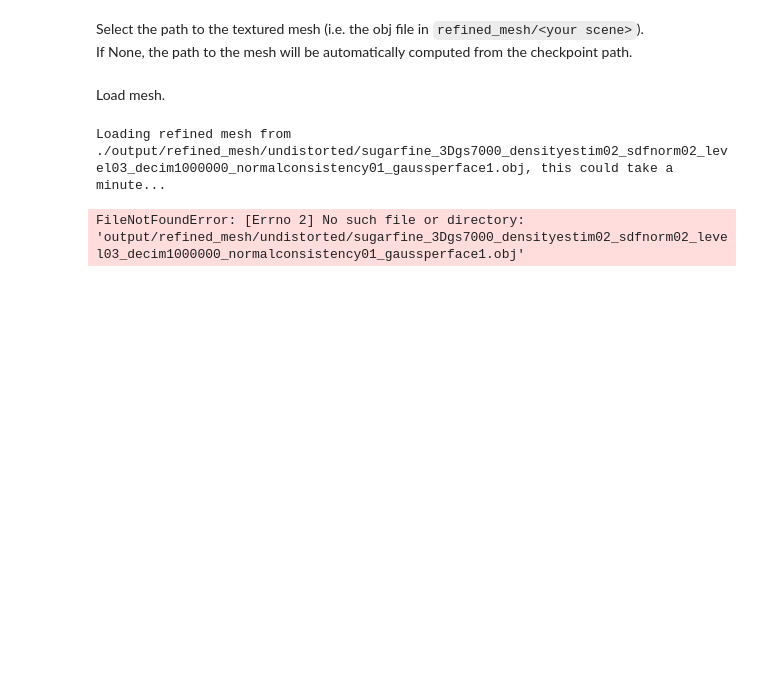
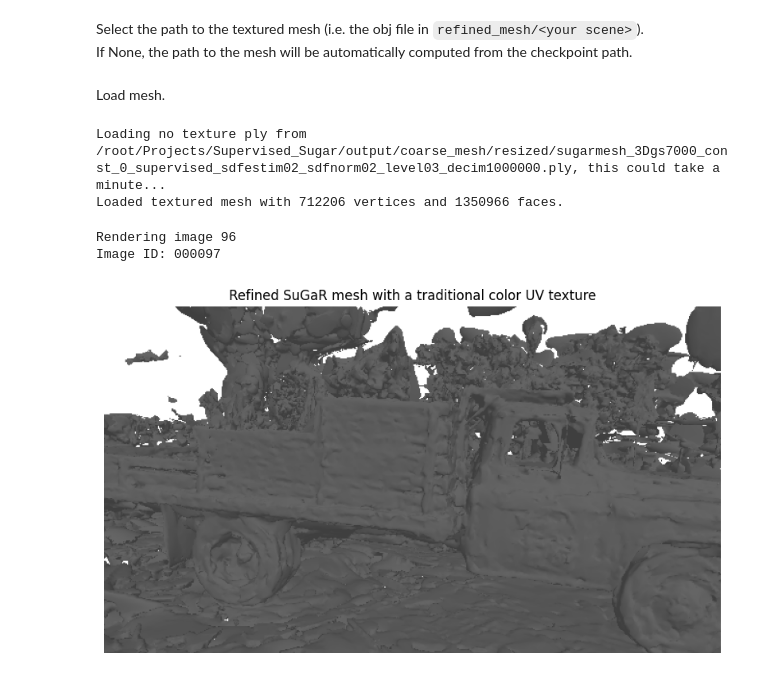
Before and after one commit to shaoyoubo/Supervised_Sugar, a Jupyter notebook: view_sugar_results.ipynb, the cells around one changed output. Drawn from its saved outputs; the diff is of its cells as text; code cells hidden in the pictures; blank space fills up the shorter version.

```diff
--- a/view_sugar_results.ipynb
+++ b/view_sugar_results.ipynb
@@ -197,15 +202,38 @@ if refined_mesh_path is None:
         refined_sugar_path.split('/')[-2].split('.')[0] + '.obj'
     )
 
-print(f"Loading refined mesh from {refined_mesh_path}, this could take a minute...")
-textured_mesh = load_objs_as_meshes([refined_mesh_path]).to(nerfmodel.device)
+from pytorch3d.structures import Meshes
+from pytorch3d.renderer import TexturesVertex
+#ply_path = "./output/coarse_mesh/resized/sugarmesh_3Dgs7000_custom_0_supervised_sdfestim02_sdfnorm02_level03_decim1000000.ply"
+#ply_path = "/root/Projects/Supervised_Sugar/output/coarse_mesh/resized/sugarmesh_3Dgs7000_const_1_supervised_sdfestim02_sdfnorm2_level03_decim1000000.ply"
+ply_path="/root/Projects/Supervised_Sugar/output/coarse_mesh/resized/sugarmesh_3Dgs7000_const_0_supervised_sdfestim02_sdfnorm02_level03_decim1000000.ply"
+#ply_path="/root/Projects/Supervised_Sugar/output/coarse_mesh/resized/sugarmesh_3Dgs7000_linear_supervised_sdfestim02_sdfnorm02_level03_decim1000000.ply"
+print(f"Loading no texture ply from {ply_path}, this could take a minute...")
+mesh_o3d = o3d.io.read_triangle_mesh(ply_path)
+mesh_o3d.compute_vertex_normals()
+verts = torch.tensor(np.asarray(mesh_o3d.vertices), dtype=torch.float32, device=nerfmodel.device)
+faces = torch.tensor(np.asarray(mesh_o3d.triangles), dtype=torch.int64, device=nerfmodel.device)
+# if mesh_o3d.has_vertex_colors():
+#     vcolors = torch.tensor(np.asarray(mesh_o3d.vertex_colors)[:, :3], dtype=torch.float32, device=nerfmodel.device)
+# else:
+#vcolors = torch.tensor(np.asarray(mesh_o3d.vertex_colors)[:, :3], dtype=torch.float32, device=nerfmodel.device)
+vcolors = torch.full_like(verts, 0.5)
+textured_mesh = Meshes(
+    verts=[verts],
+    faces=[faces],
+    textures=TexturesVertex(verts_features=[vcolors])
+)
+
+#print(f"Loading refined mesh from {refined_mesh_path}, this could take a minute...")
+# textured_mesh = load_objs_as_meshes([refined_mesh_path]).to(nerfmodel.device)
 print(f"Loaded textured mesh with {len(textured_mesh.verts_list()[0])} vertices and {len(textured_mesh.faces_list()[0])} faces.")
 # %% [output]
-Loading refined mesh from ./output/refined_mesh/undistorted/sugarfine_3Dgs7000_densityestim02_sdfnorm02_level03_decim1000000_normalconsistency01_gaussperface1.obj, this could take a minute...
+Loading no texture ply from /root/Projects/Supervised_Sugar/output/coarse_mesh/resized/sugarmesh_3Dgs7000_const_0_supervised_sdfestim02_sdfnorm02_level03_decim1000000.ply, this could take a minute...
+Loaded textured mesh with 712206 vertices and 1350966 faces.
-FileNotFoundError: [Errno 2] No such file or directory: 'output/refined_mesh/undistorted/sugarfine_3Dgs7000_densityestim02_sdfnorm02_level03_decim1000000_normalconsistency01_gaussperface1.obj'
 # %%
 # -----Camera index to render-----
-cam_idx = np.random.randint(0, len(cameras_to_use))
+#cam_idx = np.random.randint(0, len(cameras_to_use))
+cam_idx=96
 # --------------------------
 
 faces_per_pixel = 1
@@ -217,34 +245,42 @@ mesh_raster_settings = RasterizationSettings(
     faces_per_pixel=faces_per_pixel,
     # max_faces_per_bin=max_faces_per_bin
 )
-lights = AmbientLights(device=nerfmodel.device)
+#lights = AmbientLights(device=nerfmodel.device)
+lights = DirectionalLights(
+    device=nerfmodel.device,
+    direction=[[0.0, 1.0, -1.0]]  # 从右上往模型打光
+)
 rasterizer = MeshRasterizer(
         cameras=cameras_to_use.p3d_cameras[cam_idx],
         raster_settings=mesh_raster_settings,
     )
 renderer = MeshRenderer(
     rasterizer=rasterizer,
     shader=SoftPhongShader(
         device=refined_sugar.device,
         cameras=cameras_to_use.p3d_cameras[cam_idx],
         lights=lights,
         # blend_params=BlendParams(background_color=(0.0, 0.0, 0.0)),
         blend_params=BlendParams(background_color=(1.0, 1.0, 1.0)),
     )
 )
 
 with torch.no_grad():
     print("Rendering image", cam_idx)
     print("Image ID:", cameras_to_use.gs_cameras[cam_idx].image_name)
 
     p3d_cameras = cameras_to_use.p3d_cameras[cam_idx]
     rgb_img = renderer(textured_mesh, cameras=p3d_cameras)[0, ..., :3]
 
 # Change this to adjust the size of the plot
 plot_ratio = 2.
 
-plt.figure(figsize=(10 * plot_ratio, 10 * plot_ratio))
+plt.figure(figsize=(5 * plot_ratio, 5 * plot_ratio))
 plt.axis("off")
 plt.title("Refined SuGaR mesh with a traditional color UV texture")
 plt.imshow(rgb_img.cpu().numpy())
 plt.show()
+# %% [output]
+Rendering image 96
+Image ID: 000097
+[figure, added]
```
Also changed, not shown: parts of 7 cells of this notebook, 17 other files.
